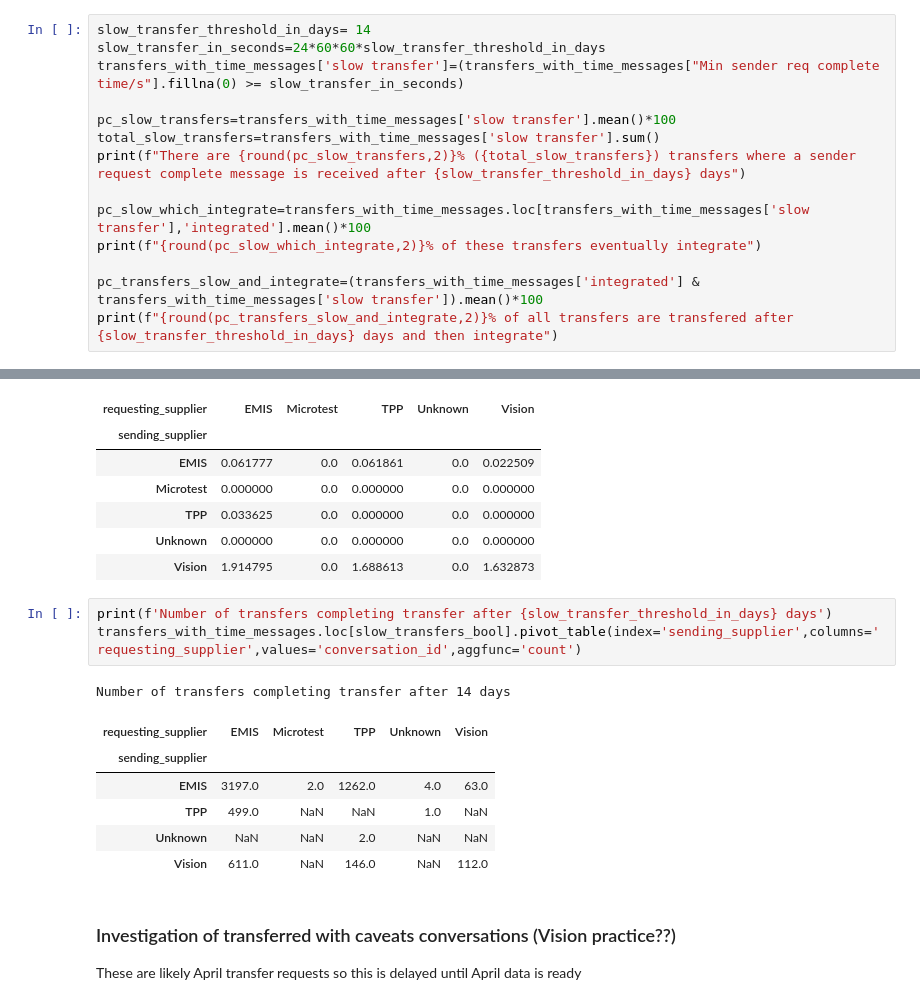
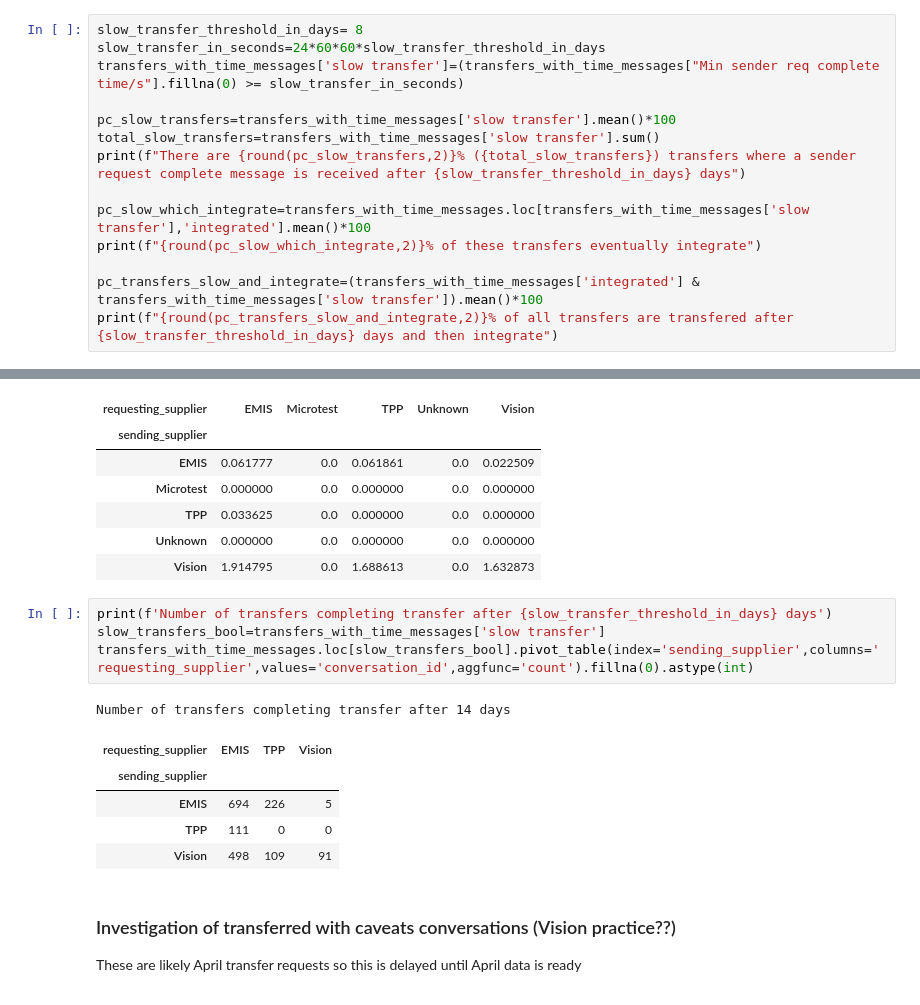
Before and after one commit to nhsconnect/prm-gp2gp-data-sandbox, a Jupyter notebook: notebooks/41-PRMT-2124-reclassify-missing-request-completed.ipynb, the cells around one changed output, grey strips where cells are left out. Cells and saved outputs as stored; diff of their text form.

Commit message:
PRMT-2124 [RJ] Cleaned Notebook and added COPC count table

```diff
--- a/notebooks/41-PRMT-2124-reclassify-missing-request-completed.ipynb
+++ b/notebooks/41-PRMT-2124-reclassify-missing-request-completed.ipynb
@@ -242,7 +242,7 @@ min            0.00
 max         6240.73
 Name: Min sender req complete time/s, dtype: float64
 # %%
-slow_transfer_threshold_in_days= 14
+slow_transfer_threshold_in_days= 8
 slow_transfer_in_seconds=24*60*60*slow_transfer_threshold_in_days
 transfers_with_time_messages['slow transfer']=(transfers_with_time_messages["Min sender req complete time/s"].fillna(0) >= slow_transfer_in_seconds)
 
@@ -273,15 +273,15 @@ transfers_with_time_messages.pivot_table(index='sending_supplier',columns='reque
 | Vision | 1.914795 | 0.0 | 1.688613 | 0.0 | 1.632873 |
 # %%
 print(f'Number of transfers completing transfer after {slow_transfer_threshold_in_days} days')
-transfers_with_time_messages.loc[slow_transfers_bool].pivot_table(index='sending_supplier',columns='requesting_supplier',values='conversation_id',aggfunc='count')
+slow_transfers_bool=transfers_with_time_messages['slow transfer']
+transfers_with_time_messages.loc[slow_transfers_bool].pivot_table(index='sending_supplier',columns='requesting_supplier',values='conversation_id',aggfunc='count').fillna(0).astype(int)
 # %% [output]
 Number of transfers completing transfer after 14 days
-| requesting_supplier | EMIS | Microtest | TPP | Unknown | Vision |
-| sending_supplier |  |  |  |  |  |
-| EMIS | 3197.0 | 2.0 | 1262.0 | 4.0 | 63.0 |
-| TPP | 499.0 | NaN | NaN | 1.0 | NaN |
-| Unknown | NaN | NaN | 2.0 | NaN | NaN |
-| Vision | 611.0 | NaN | 146.0 | NaN | 112.0 |
+| requesting_supplier | EMIS | TPP | Vision |
+| sending_supplier |  |  |  |
+| EMIS | 694 | 226 | 5 |
+| TPP | 111 | 0 | 0 |
+| Vision | 498 | 109 | 91 |
 # %% [markdown]
 ### Investigation of transferred with caveats conversations (Vision practice??)
 
```
Also changed, not shown: parts of 8 cells of this notebook.
